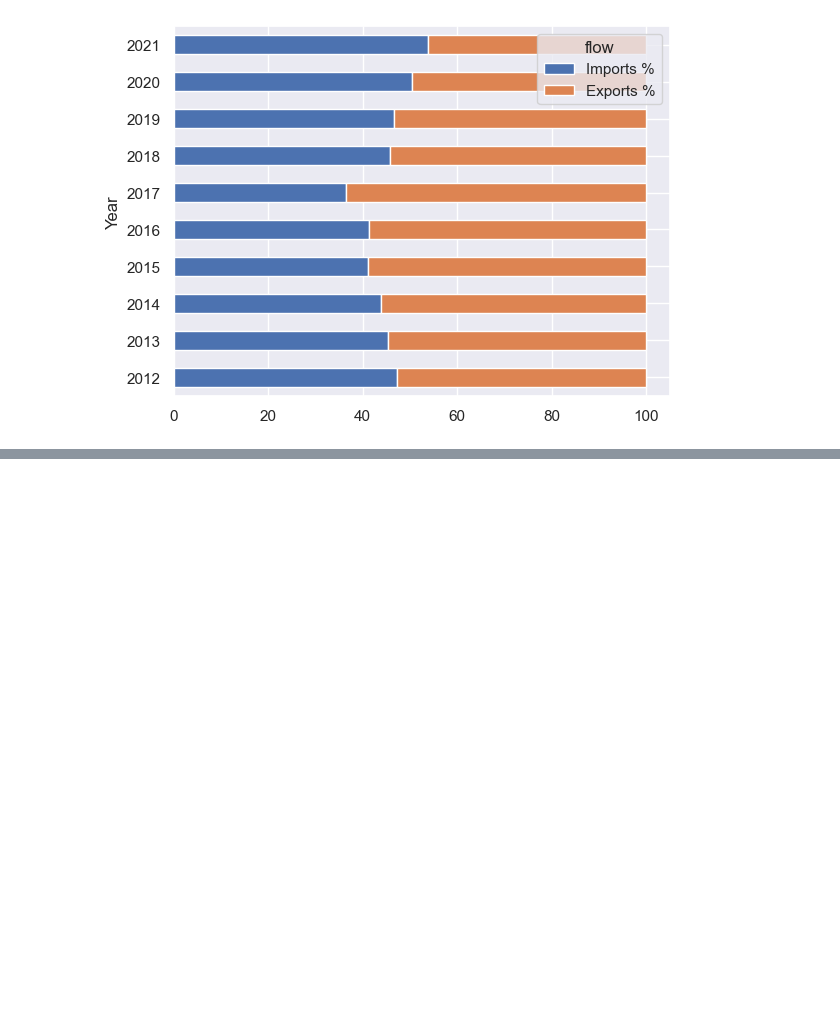
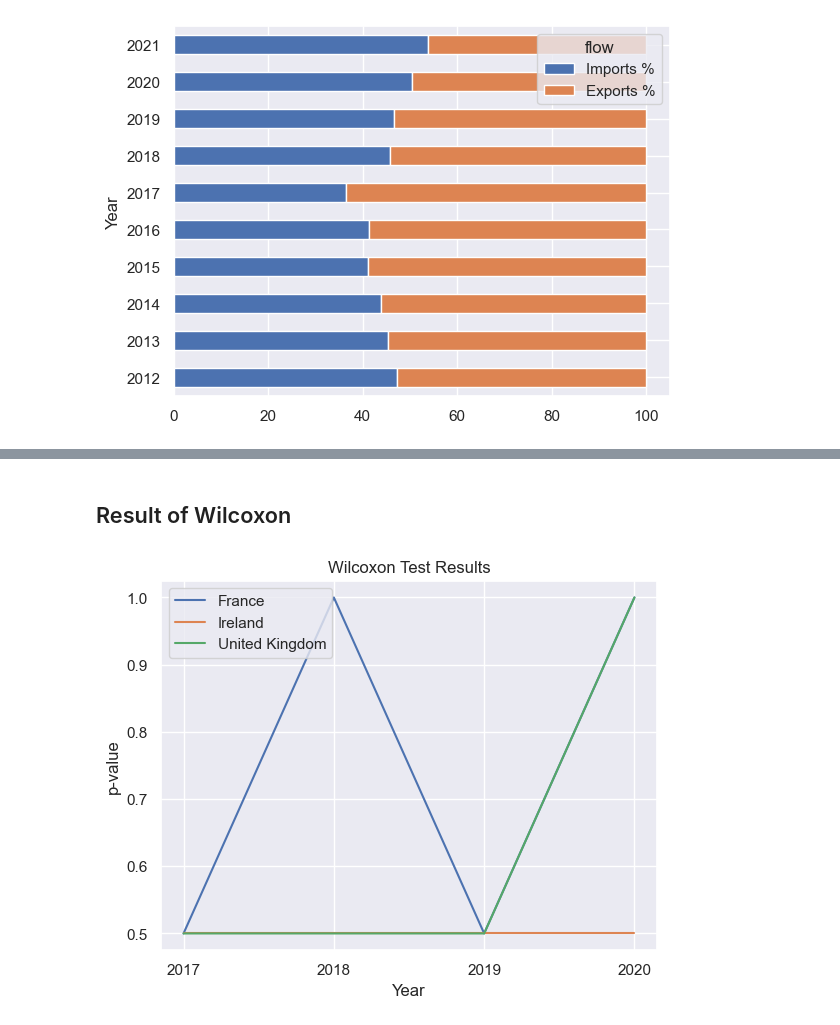
Before and after one commit to SandraMerchant/Project-No.-2, a Jupyter notebook: Project No.2.ipynb, the cells around one changed output, grey strips where cells are left out. Cells and saved outputs as stored; diff of their text form; code cells hidden in the pictures; blank space fills up the shorter version.

```diff
--- a/Project No.2.ipynb
+++ b/Project No.2.ipynb
@@ -98,0 +255,31 @@ pivot_data[['Imports %', 'Exports %']].plot(kind='barh', stacked=True)
+# %% [markdown]
+## Result of Wilcoxon
+# %%
+import matplotlib.pyplot as plt
+
+# Define x-axis values (years)
+years = [2017, 2018, 2019, 2020]
+
+# Set the x-axis ticks to display as whole numbers
+plt.xticks(years, [int(year) for year in years])
+
+# Define y-axis values for each country
+france = [0.5, 1.0, 0.5, 1.0]
+ireland = [0.5, 0.5, 0.5, 0.5]
+uk = [0.5, 0.5, 0.5, 1.0]
+
+# Create the line graph
+plt.plot(years, france, label='France')
+plt.plot(years, ireland, label='Ireland')
+plt.plot(years, uk, label='United Kingdom')
+
+# Add labels and legend
+plt.xlabel('Year')
+plt.ylabel('p-value')
+plt.title('Wilcoxon Test Results')
+plt.legend()
+
+# Show the graph
+plt.show()
+# %% [output]
+[figure, added]
```
Also changed, not shown: parts of 20 cells of this notebook.
